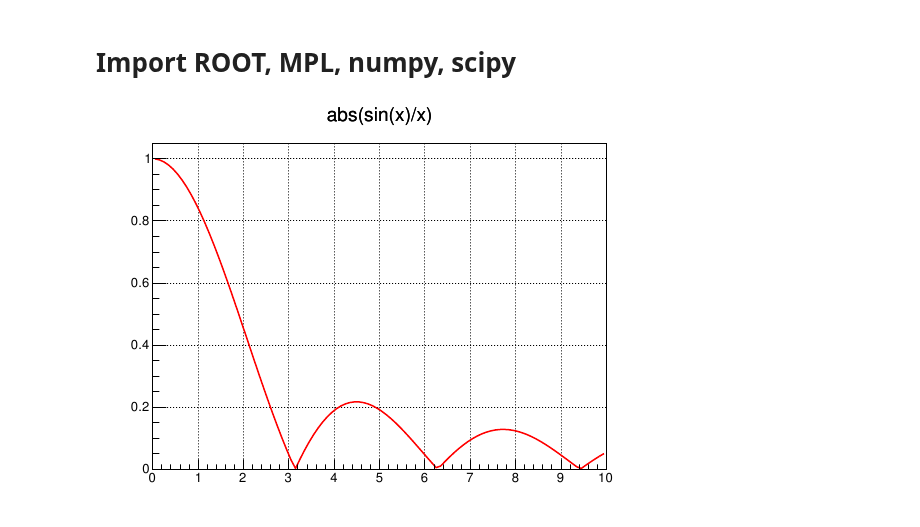
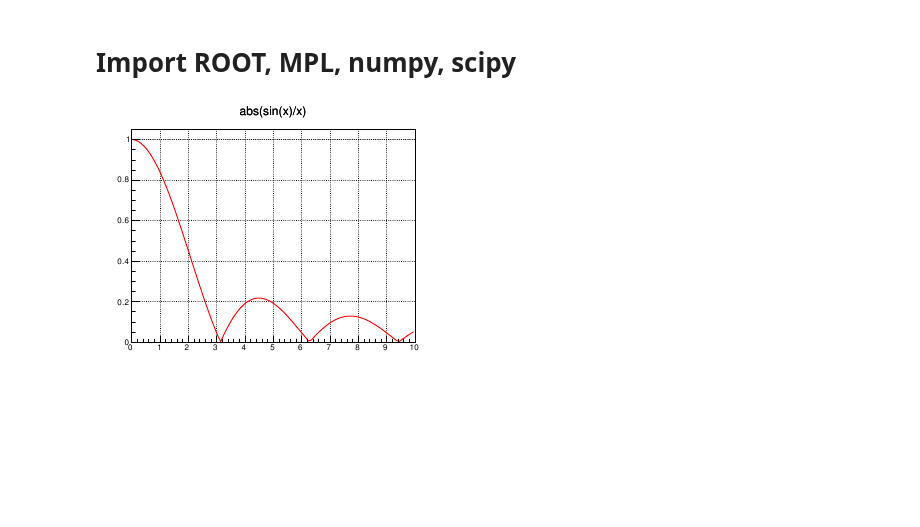
Before and after one commit to attdobi/iPyNb, a Jupyter notebook: Examples/ROOT_ipynb_setup.ipynb, the cells around one changed output. Drawn from its saved outputs; the diff is of its cells as text; code cells hidden in the pictures; blank space fills up the shorter version.

```diff
--- a/Examples/ROOT_ipynb_setup.ipynb
+++ b/Examples/ROOT_ipynb_setup.ipynb
@@ -8,13 +8,14 @@ sys.path.insert(2,home_dir[0]+'/iPyNb/NERSC_Import')
 from pyROOT_import import *
 from mpl_numpy_scipy_import import *
 # %%
-c1 = rootnotes.default_canvas()
+#c1 = rootnotes.default_canvas(name='canvas1') #make a default canvas
+c1 = rootnotes.canvas(name='canvas1',size=(500,400))
 fun1 = TF1( 'fun1', 'abs(sin(x)/x)', 0, 10)
 c1.SetGridx()
 c1.SetGridy()
 fun1.Draw()
 c1
 
 #More examples: http://mazurov.github.io/webfest2013/
 # %% [output]
-[figure, old version]
+[figure, new version]
```
Also changed, not shown: 42 other files.
